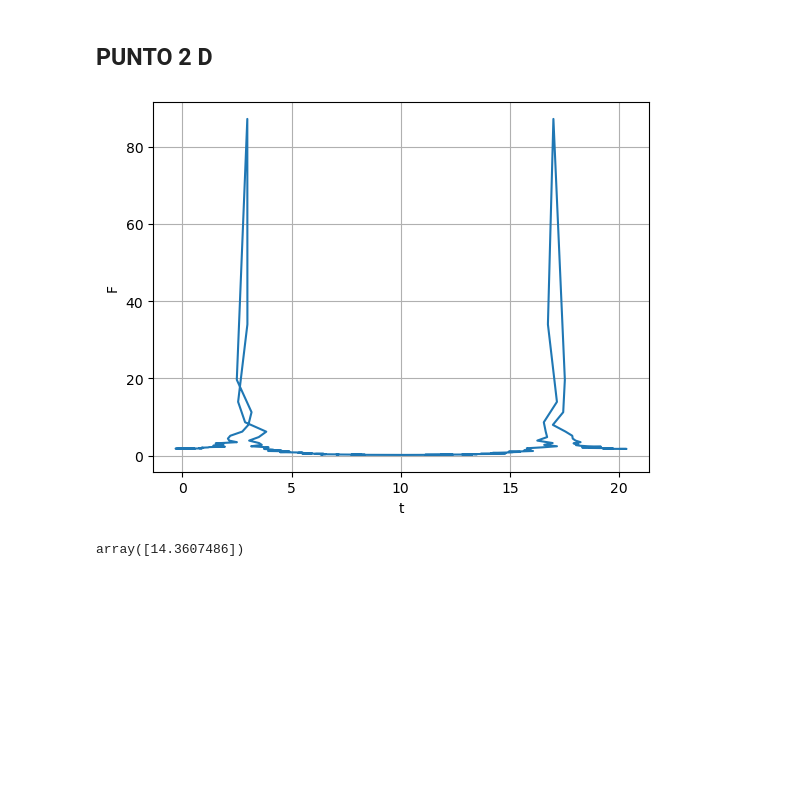
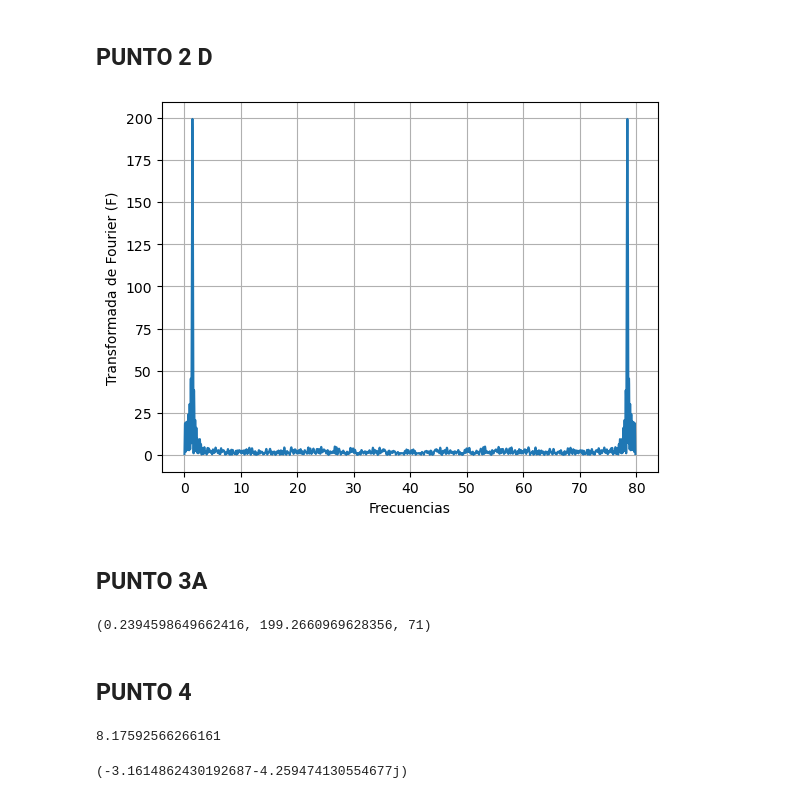
Before and after one commit to DANI2579/MetodosComputacionalesII, a Jupyter notebook: Taller_1_MetodosII/Untitled.ipynb, the cells around one changed output. Drawn from its saved outputs; the diff is of its cells as text; code cells hidden in the pictures; blank space fills up the shorter version.

```diff
--- a/Taller_1_MetodosII/Untitled.ipynb
+++ b/Taller_1_MetodosII/Untitled.ipynb
@@ -15,13 +14,13 @@ def Transformada_Fourier(x,y,f):
 # %% [markdown]
 ## PUNTO 2 a
 # %%
-t_max=20
-N=200
+t_max=5
+N=400
 t=np.linspace(0,t_max,N)
 f=lambda t:np.sin(2*np.pi*t*np.sqrt(2))
-f_2=lambda t:np.sin(t)
+f_2=lambda t:np.sin(t) ###Prueba
 y=f(t)
-y_2=f(t)
+y_2=f(t) ###Prueba
 # %%
 Transformada_Fourier(t,y_2,0.1) ##Prueba
 # %% [output]
@@ -30,10 +29,11 @@ Transformada_Fourier(t,y_2,0.1) ##Prueba
 ## PUNTO 2 c
 # %%
 f_0=1/(t[1]-t[0])
-frecuencias=np.linspace(0,f_0,len(t))
+frecuencias=np.linspace(0,f_0,10*len(t))
 def norma_transformada(frecuencias,t,y):
     F=np.zeros_like(frecuencias)
     for i,f in enumerate(frecuencias):
         F[i]=abs(Transformada_Fourier(t,y,f))
     return F
 F=norma_transformada(frecuencias,t,y)
+f_0
@@ -54,17 +56,17 @@ plt.grid()
 ## PUNTO 2 D
 # %%
 ##Ruido
-ruido=np.random.normal(0.0,0.1,t.shape[0])
-y=ruido+y
+ruido=np.random.normal(0.0,0.1,N)
+y_new=ruido+y
 # %%
-F_new=norma_transformada()
+F_new=norma_transformada(frecuencias,t,y_new)
 # %%
-plt.plot(t_new,F)
-plt.xlabel("t")
-plt.ylabel("F")
+plt.plot(frecuencias,F_new)
+plt.xlabel("Frecuencias")
+plt.ylabel("Transformada de Fourier (F)")
 plt.grid()
 # %% [output]
-[figure, old version]
+[figure, new version]
 # %%
 def pico_FWHM(F,frecuencias):
     F2=F[:int(len(F)/2)]
@@ -82,4 +85,23 @@ def pico_FWHM(F,frecuencias):
+# %% [markdown]
+## PUNTO 3A
 # %%
-pico_FWHM(F,frecuencias)
+ancho,altura_maxima,posicion=pico_FWHM(F_new,frecuencias)
+ancho,altura_maxima,posicion
 # %% [output]
-array([14.3607486])
+(0.2394598649662416, 199.2660969628356, 71)
+# %% [markdown]
+## PUNTO 4
+# %%
+N=100
+ts_0=np.linspace(0,10,N)
+ts=ts_0+np.random.normal(0.,0.01,N)
+f=15
+ys=np.sin(2*np.pi*ts*f)
+nysquic=1/(ts[1]-ts[0])
+nysquic
+# %% [output]
+8.17592566266161
+# %%
+Transformada_Fourier(ts,ys,3*nysquic)
+# %% [output]
+(-3.1614862430192687-4.259474130554677j)
```
Also changed, not shown: parts of 7 cells of this notebook.
